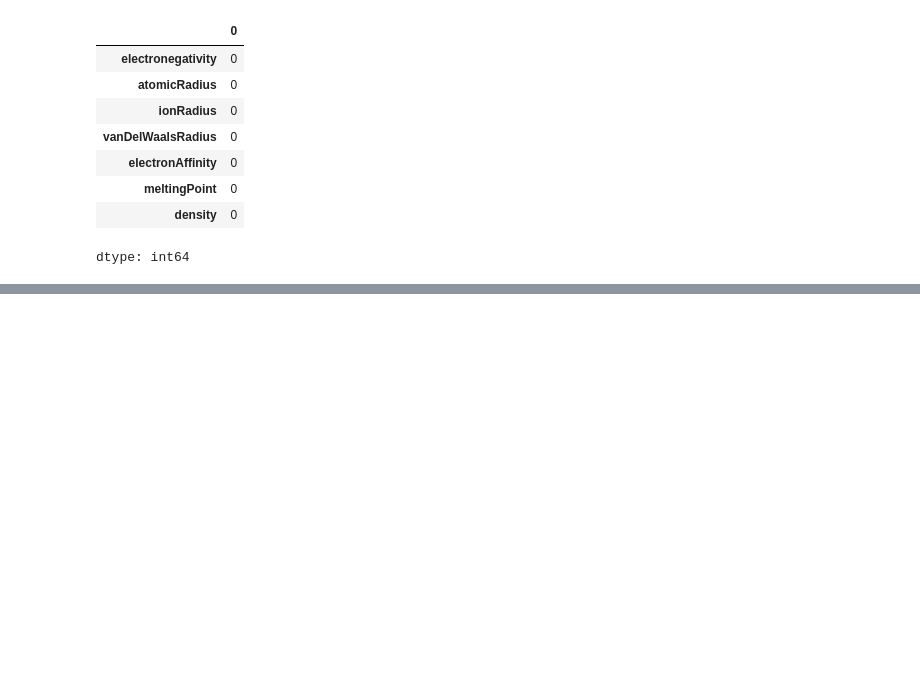
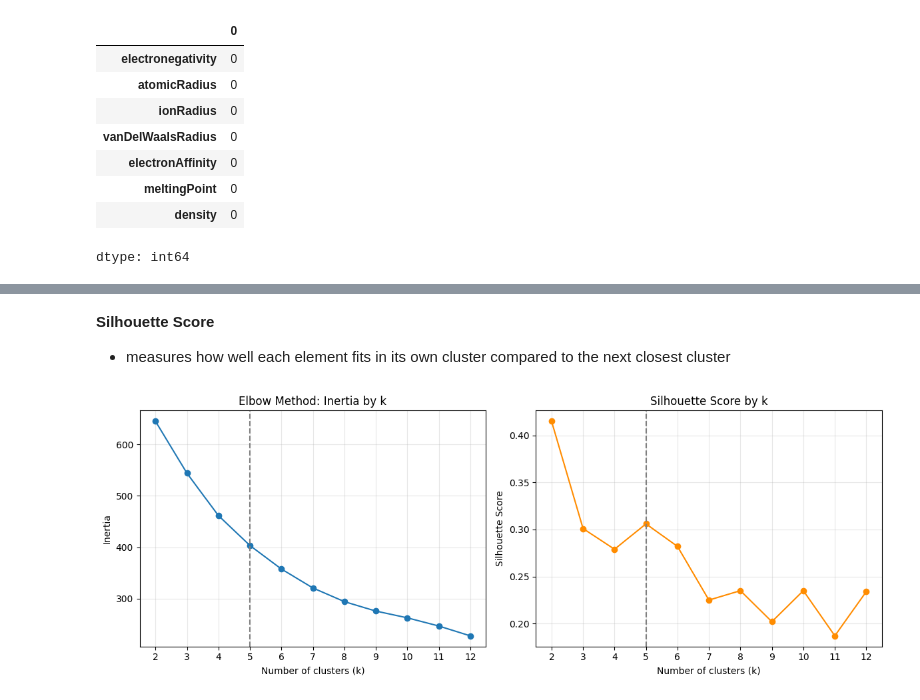
Before and after one commit to paulclarkdata/periodic_table_cluster, a Jupyter notebook: period_table_cluster.ipynb, the cells around one changed output, grey strips where cells are left out. Saved outputs shown, nothing was run; the diff lists cells and outputs as text; code cells hidden in the pictures; blank space fills up the shorter version.

```diff
--- a/period_table_cluster.ipynb
+++ b/period_table_cluster.ipynb
@@ -164,0 +196,23 @@ dtype: int64
+# %%
+from sklearn.cluster import KMeans
+from sklearn.metrics import silhouette_score
+
+# Run K-means for k=2 through k=12
+k_values = range(2,13)
+intertias = []
+silhouettes = []
+
+for k in k_values:
+    kmeans = KMeans(n_clusters=k, n_init=10, random_state=42)
+    labels = kmeans.fit_predict(dataframe_scaled)
+    intertias.append(kmeans.inertia_)
+    silhouettes.append(silhouette_score(dataframe_scaled, labels))
+
+
+k_results = pd.DataFrame({
+    'k': k_values,
+    'Inertia': intertias,
+    'Silhouette Score': silhouettes
+}).round(3)
+
+k_results
@@ -164,0 +232,27 @@ dtype: int64
+# %% [markdown]
+**Silhouette Score**
+* measures how well each element fits in its own cluster compared to the next closest cluster
+# %%
+import matplotlib.pyplot as plt
+
+fig, axes = plt.subplots(1, 2, figsize=(12, 4.5))
+
+axes[0].plot(k_results['k'], k_results['Inertia'], marker='o')
+axes[0].set_title('Elbow Method: Inertia by k')
+axes[0].set_xlabel('Number of clusters (k)')
+axes[0].set_ylabel('Inertia')
+
+axes[1].plot(k_results['k'], k_results['Silhouette Score'], marker='o', color='darkorange')
+axes[1].set_title('Silhouette Score by k')
+axes[1].set_xlabel('Number of clusters (k)')
+axes[1].set_ylabel('Silhouette Score')
+
+for ax in axes:
+    ax.set_xticks(list(k_values))
+    ax.axvline(5, color='gray', linestyle='--')
+    ax.grid(alpha=0.3)
+
+plt.tight_layout()
+plt.show()
+# %% [output]
+[figure, added]
```
Also changed, not shown: parts of 9 cells of this notebook.
